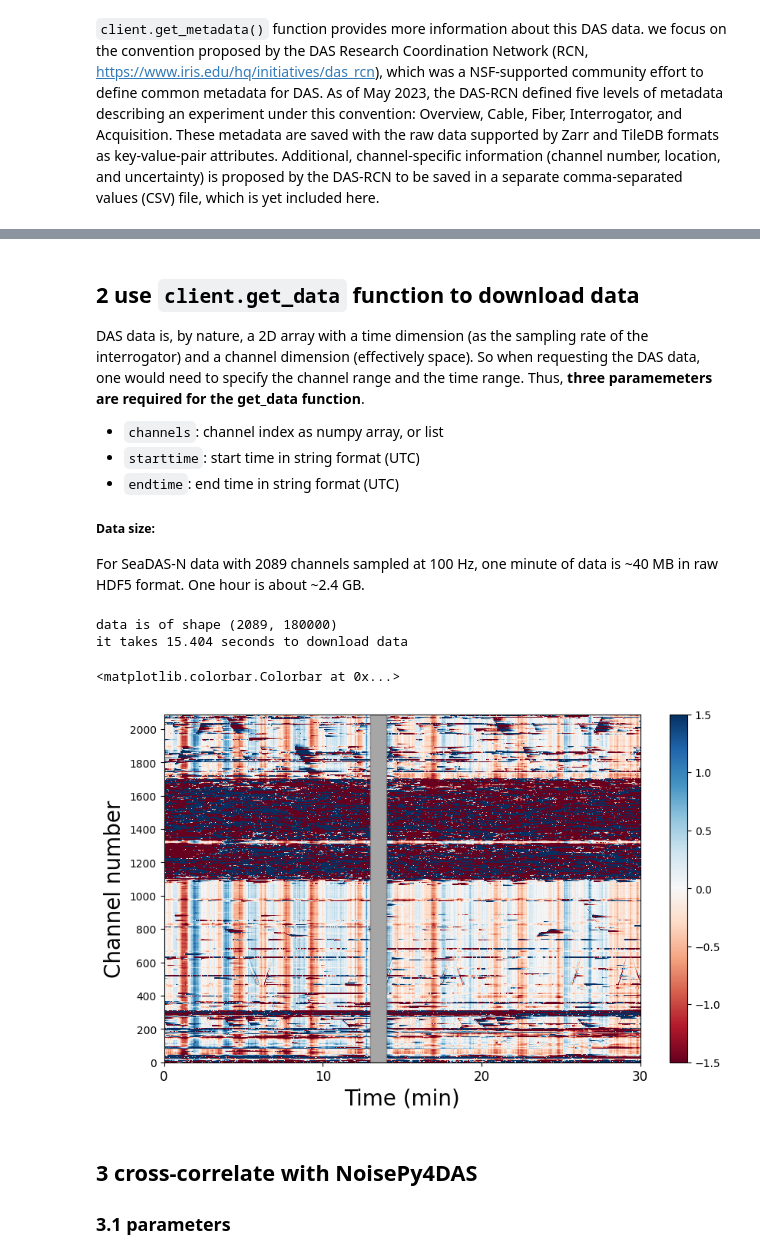
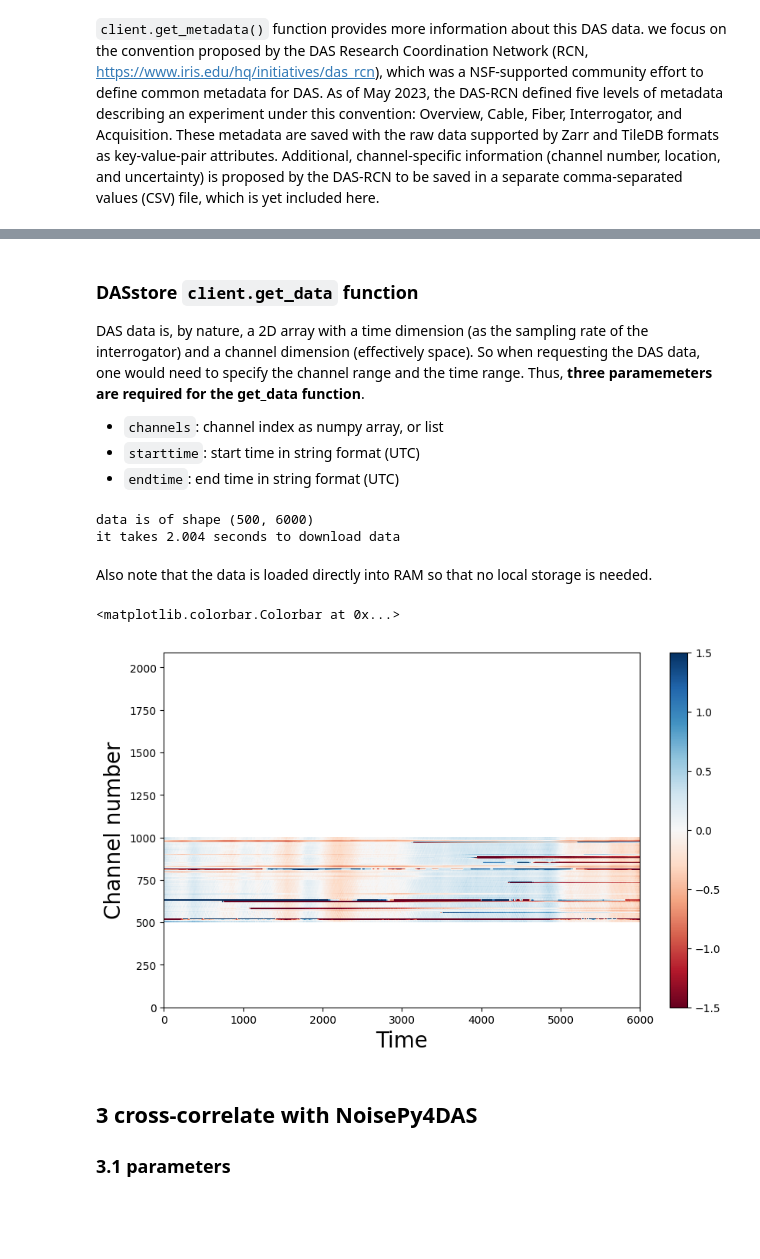
Before and after one commit to niyiyu/NoisePy4DAS-SeaDAS, a Jupyter notebook: notebooks/example_NoisePy4DAS_SeaDAS-N.ipynb, the cells around one changed output, grey strips where cells are left out. Saved outputs shown, nothing was run; the diff lists cells and outputs as text; code cells hidden in the pictures; blank space fills up the shorter version.

```diff
--- a/notebooks/example_NoisePy4DAS_SeaDAS-N.ipynb
+++ b/notebooks/example_NoisePy4DAS_SeaDAS-N.ipynb
@@ -49,3 +57,12 @@ Endpoint:        https://s3.us-west-2.amazonaws.com
 Path:            s3://seadas-december-2022
 Anonymous:       True
 Backend:         Zarr
+# %%
+# client arguments for DASway.ess.washington.edu
+bucket = "seadas-december-2022"
+endpoint = "dasway.ess.washington.edu"
+secure = False   # HTTPs
+
+# prepare client
+client = Client(bucket, endpoint, secure = secure, anon = True)
+client
@@ -83,38 +143,34 @@ client.get_metadata()
 # %% [markdown]
-## 2 use `client.get_data` function to download data
-
+### DASstore `client.get_data` function
 DAS data is, by nature, a 2D array with a time dimension (as the sampling rate of the interrogator) and a channel dimension (effectively space). So when requesting the DAS data, one would need to specify the channel range and the time range. Thus, **three paramemeters are required for the get_data function**.
 - `channels`: channel index as numpy array, or list
 - `starttime`: start time in string format (UTC)
 - `endtime`: end time in string format (UTC)
-
-##### Data size:
-For SeaDAS-N data with 2089 channels sampled at 100 Hz, one minute of data is ~40 MB in raw HDF5 format. One hour is about ~2.4 GB.
 # %%
 t0 = time.time()
-alldata = client.get_data(channels = np.arange(2089),
+cha1, cha2 = 500, 1000
+alldata = client.get_data(channels = np.arange(cha1, cha2),
                           starttime = "2022-12-15T13:30:00.000",
-                          endtime   = "2022-12-15T14:00:00.000")
+                          endtime   = "2022-12-15T13:31:00.000")
 print(f"data is of shape {alldata.shape}")
 t1 = time.time()
 print(f"it takes %.3f seconds to download data" % (t1 - t0))
 # %% [output]
-data is of shape (2089, 180000)
-it takes 15.404 seconds to download data
+data is of shape (500, 6000)
+it takes 2.004 seconds to download data
+# %% [markdown]
+Also note that the data is loaded directly into RAM so that no local storage is needed.
 # %%
 plt.figure(figsize = (10, 6), dpi = 100)
-plt.imshow(alldata, aspect = 'auto',
+plt.imshow(alldata, aspect = 'auto', extent = [0, 6000, cha1, cha2],
            cmap = 'RdBu', vmax = 1.5, vmin = -1.5, origin='lower')
-plt.fill_between([78000, 84000], 0, 2089-1, color = 'gray', alpha = 0.7)
 plt.ylabel("Channel number", fontsize = 20)
-plt.xlabel("Time (min)", fontsize = 20)
-plt.yticks([200 * i for i in range(11)])
-_ = plt.xticks(np.linspace(0, 180000, 4),
-               [ "0", "10", "20", "30"], fontsize = 12)
+plt.xlabel("Time", fontsize = 20)
+plt.ylim([0, 2089])
 plt.colorbar()
 # %% [output]
 <matplotlib.colorbar.Colorbar at 0x...>
-[figure, old version]
+[figure, new version]
 # %% [markdown]
 ## 3 cross-correlate with NoisePy4DAS
 ### 3.1 parameters
```
Also changed, not shown: parts of 27 cells of this notebook, 1 other file.
